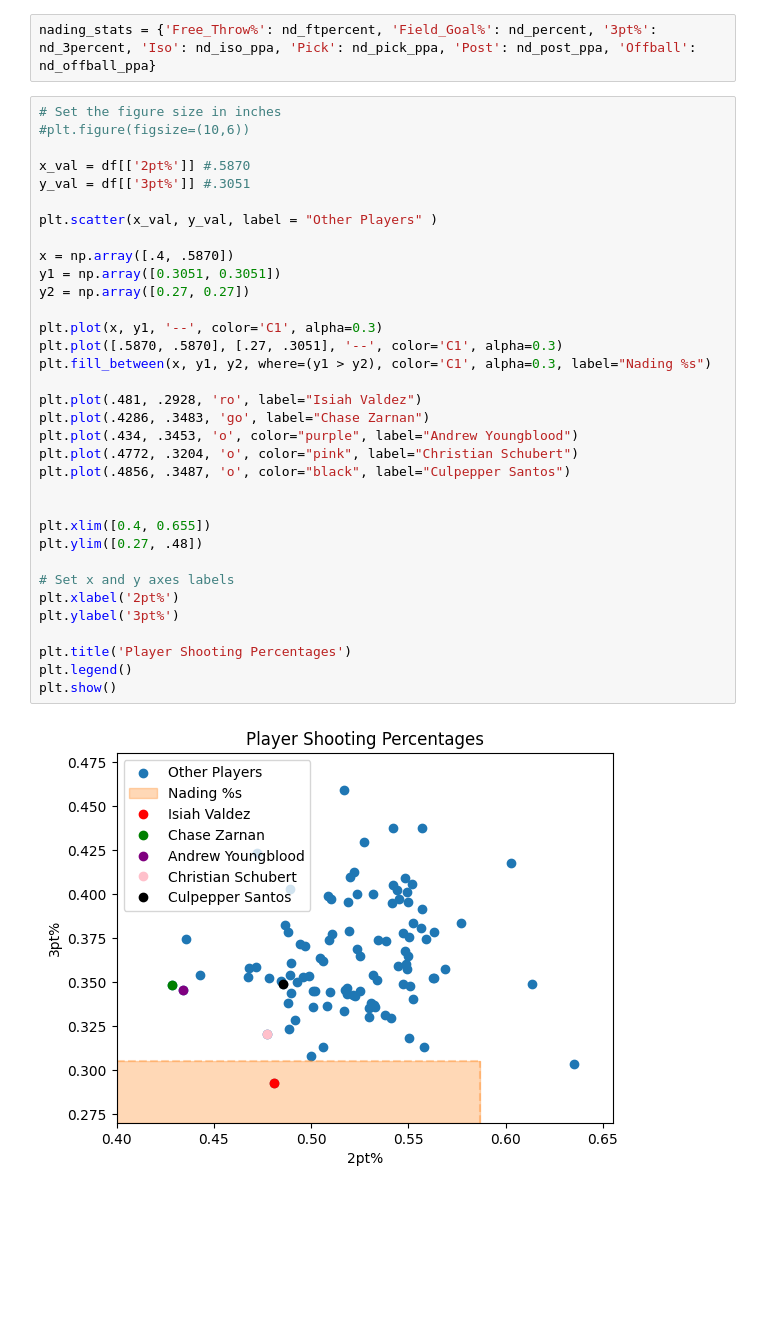
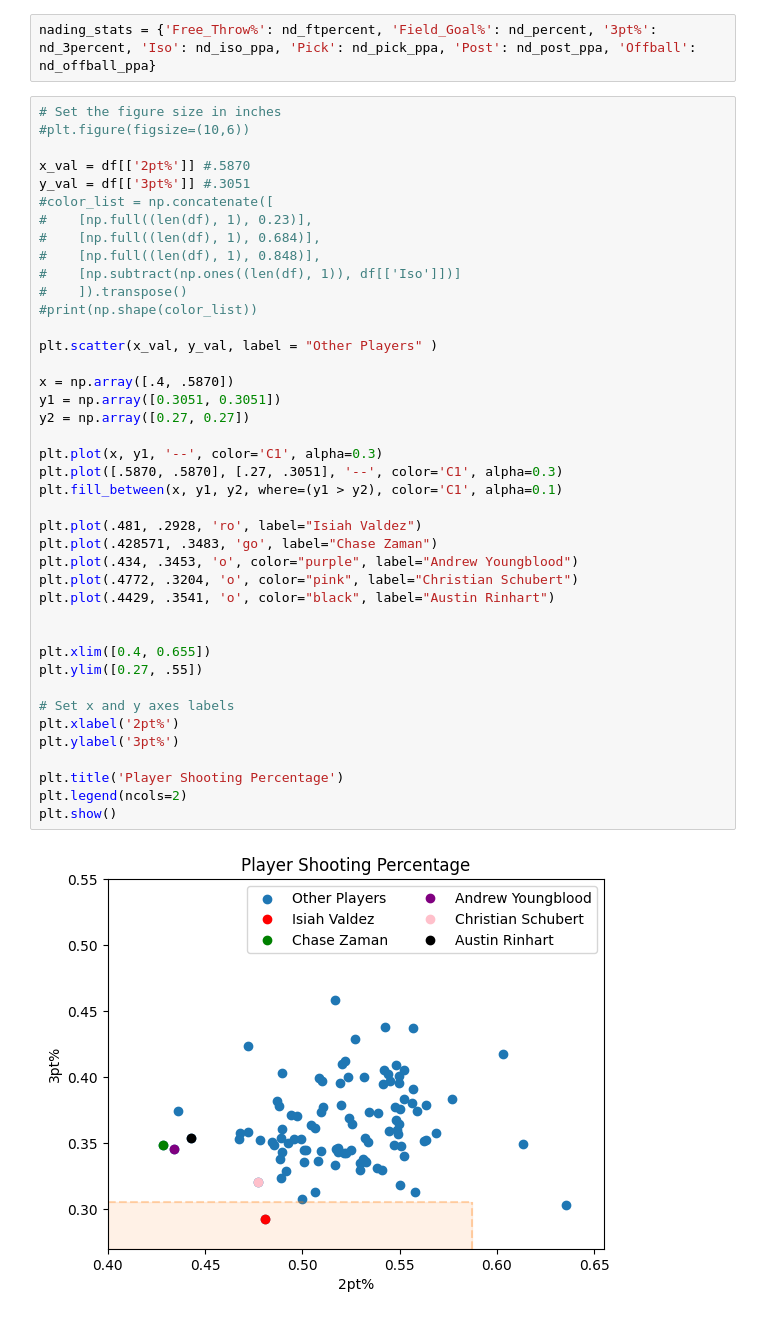
Before and after one commit to a-miller77/2023-Bucks-Hackathon, a Jupyter notebook: main.ipynb, the cells around one changed output. Saved outputs shown, nothing was run; the diff lists cells and outputs as text; blank space fills up the shorter version.

```diff
--- a/main.ipynb
+++ b/main.ipynb
@@ -100,36 +115,43 @@ nading_stats = {'Free_Throw%': nd_ftpercent, 'Field_Goal%': nd_percent, '3pt%':
 # %%
 # Set the figure size in inches
 #plt.figure(figsize=(10,6))
 
 x_val = df[['2pt%']] #.5870
 y_val = df[['3pt%']] #.3051
+#color_list = np.concatenate([
+#    [np.full((len(df), 1), 0.23)],
+#    [np.full((len(df), 1), 0.684)],
+#    [np.full((len(df), 1), 0.848)],
+#    [np.subtract(np.ones((len(df), 1)), df[['Iso']])]
+#    ]).transpose()
+#print(np.shape(color_list))
 
 plt.scatter(x_val, y_val, label = "Other Players" )
 
 x = np.array([.4, .5870])
 y1 = np.array([0.3051, 0.3051])
 y2 = np.array([0.27, 0.27])
 
 plt.plot(x, y1, '--', color='C1', alpha=0.3)
 plt.plot([.5870, .5870], [.27, .3051], '--', color='C1', alpha=0.3)
-plt.fill_between(x, y1, y2, where=(y1 > y2), color='C1', alpha=0.3, label="Nading %s")
+plt.fill_between(x, y1, y2, where=(y1 > y2), color='C1', alpha=0.1)
 
 plt.plot(.481, .2928, 'ro', label="Isiah Valdez")
-plt.plot(.4286, .3483, 'go', label="Chase Zarnan")
+plt.plot(.428571, .3483, 'go', label="Chase Zaman")
 plt.plot(.434, .3453, 'o', color="purple", label="Andrew Youngblood")
 plt.plot(.4772, .3204, 'o', color="pink", label="Christian Schubert")
-plt.plot(.4856, .3487, 'o', color="black", label="Culpepper Santos")
+plt.plot(.4429, .3541, 'o', color="black", label="Austin Rinhart")
 
 
 plt.xlim([0.4, 0.655])
-plt.ylim([0.27, .48])
+plt.ylim([0.27, .55])
 
 # Set x and y axes labels
 plt.xlabel('2pt%')
 plt.ylabel('3pt%')
 
-plt.title('Player Shooting Percentages')
-plt.legend()
+plt.title('Player Shooting Percentage')
+plt.legend(ncols=2)
 plt.show()
 # %% [output]
-[figure, old version]
+[figure, new version]
```
Also changed, not shown: parts of 6 cells of this notebook, 1 other file.
